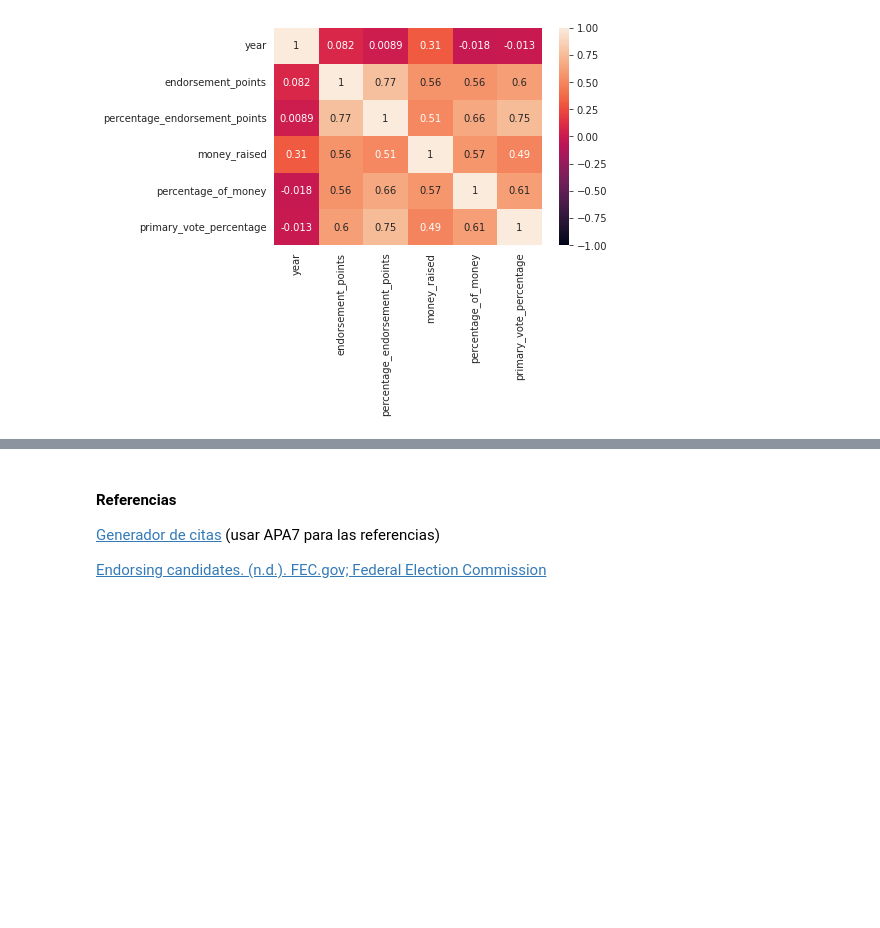
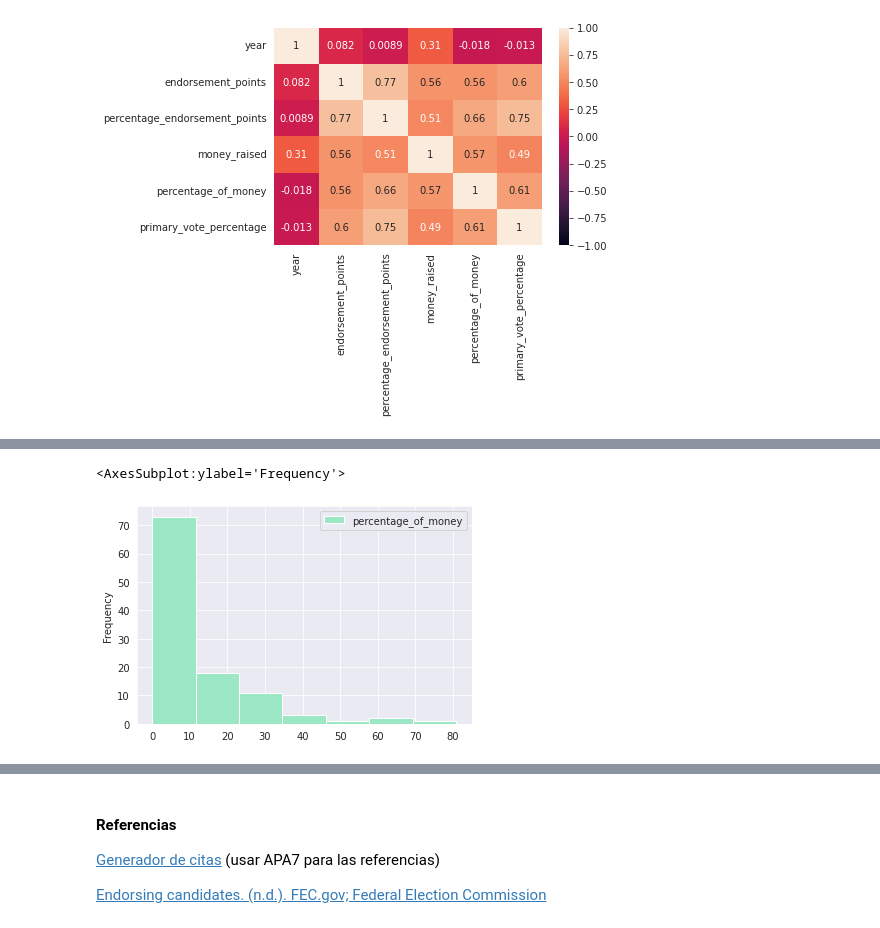
Before and after one commit to 1gnacio/orgadatos-kaggle-tp1, a Jupyter notebook: notebook707f668b56.ipynb, the cells around one changed output, grey strips where cells are left out. Cells and saved outputs as stored; diff of their text form; code cells hidden in the pictures; blank space fills up the shorter version.

```diff
--- a/notebook707f668b56.ipynb
+++ b/notebook707f668b56.ipynb
@@ -383,0 +374,5 @@ rule = alt.Chart(s).mark_rule(color='red').encode(
+# %%
+data['percentage_of_money'].plot.hist(bins=7, color='#9ce8c4', legend='Histograma del porcentaje de dinero recaudado')
+# %% [output]
+<AxesSubplot:ylabel='Frequency'>
+[figure, added]
```
Also changed, not shown: parts of 5 cells of this notebook.
